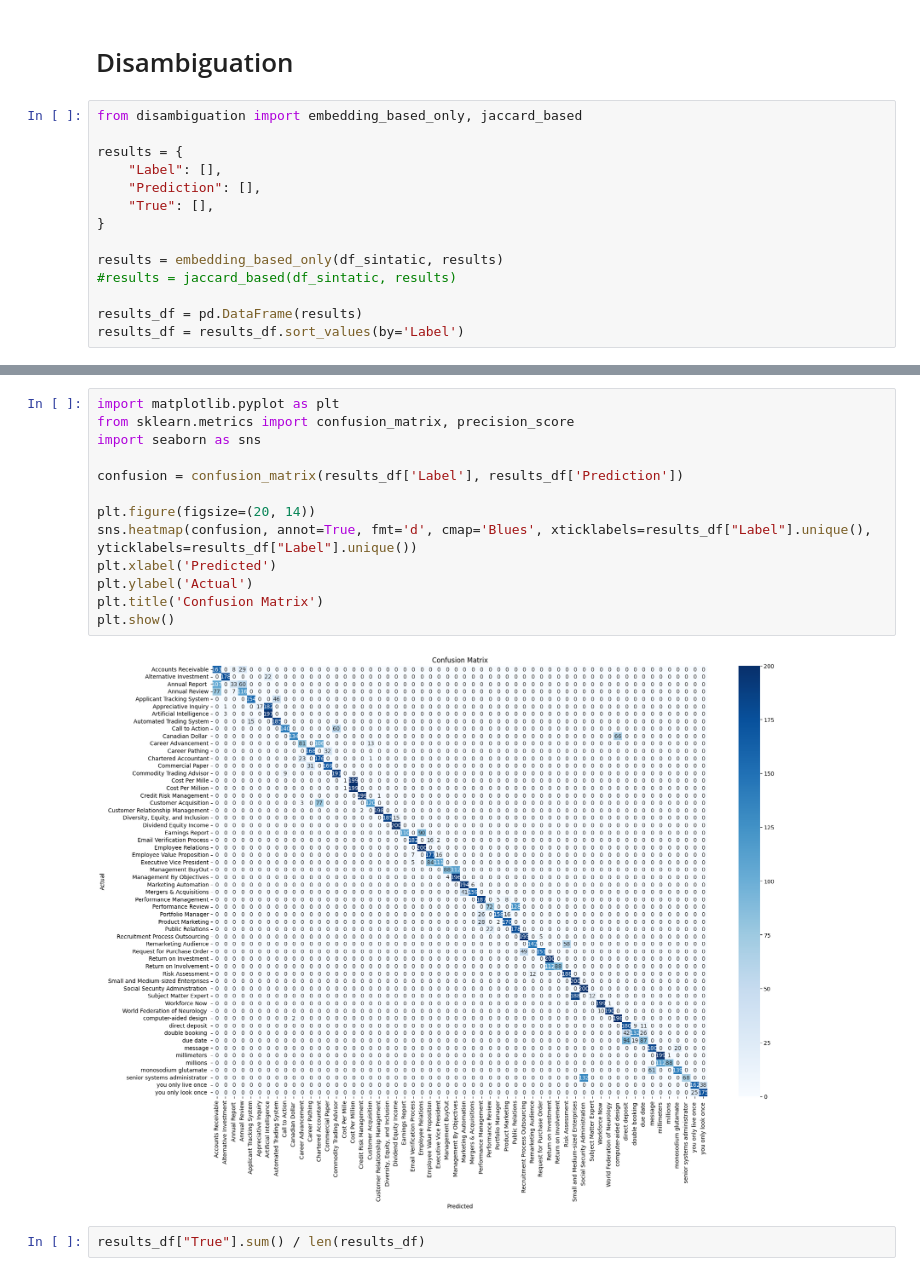
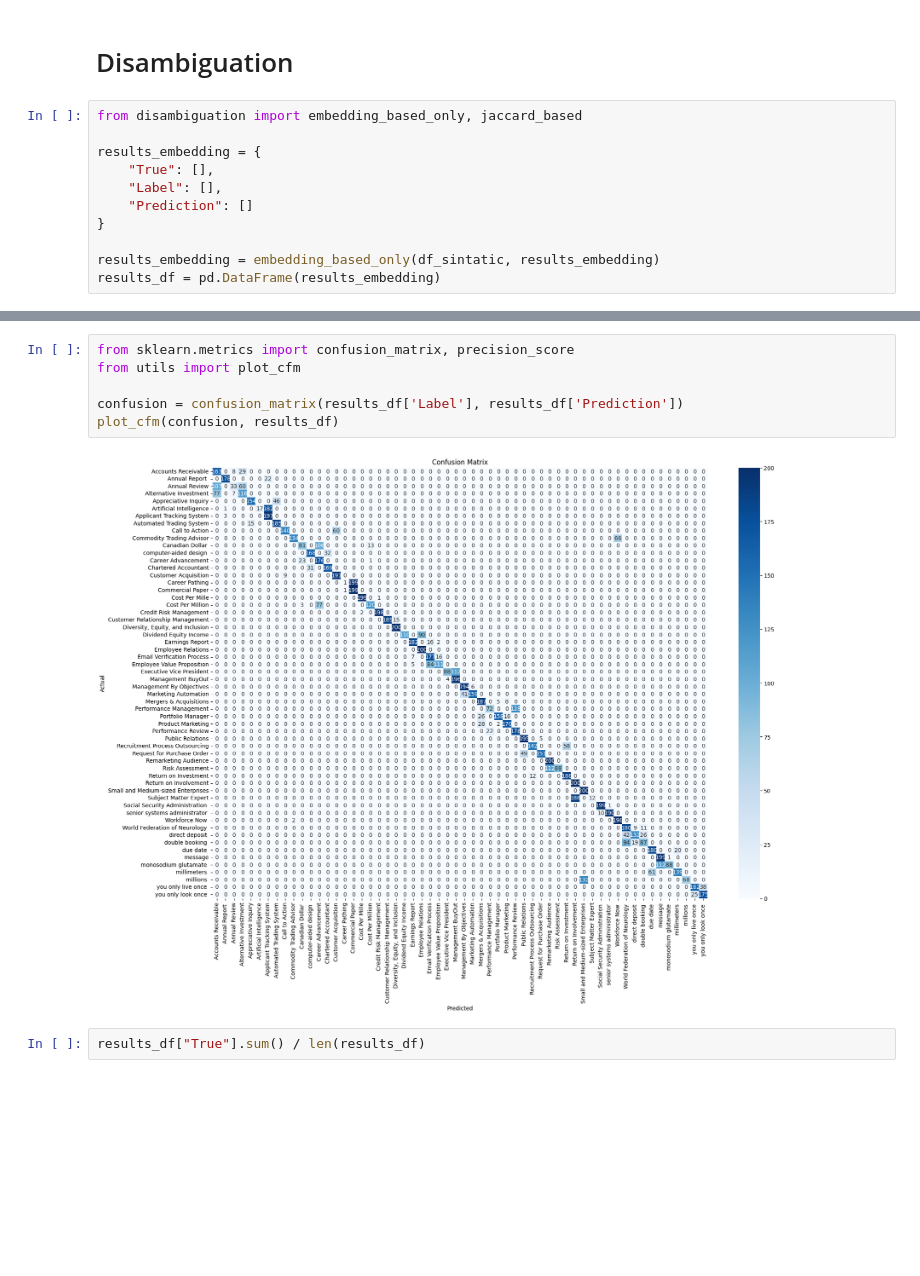
Before and after one commit to adilsonmedronha/nlp-acronym-disambiguation, a Jupyter notebook: main.ipynb, the cells around one changed output, grey strips where cells are left out. Saved outputs shown, nothing was run; the diff lists cells and outputs as text; blank space fills up the shorter version.

```diff
--- a/main.ipynb
+++ b/main.ipynb
@@ -23,14 +68,11 @@ df_sintatic
 # %%
 from disambiguation import embedding_based_only, jaccard_based
 
-results = {
+results_embedding = {
+    "True": [],
     "Label": [],
-    "Prediction": [],
-    "True": [],
+    "Prediction": []
 }
 
-results = embedding_based_only(df_sintatic, results)
-#results = jaccard_based(df_sintatic, results)
-
-results_df = pd.DataFrame(results)
-results_df = results_df.sort_values(by='Label')
+results_embedding = embedding_based_only(df_sintatic, results_embedding)
+results_df = pd.DataFrame(results_embedding)
@@ -66,18 +79,11 @@ results_BERT_df = pd.DataFrame(results_BERT).sort_values(by='Label')
-# %%
-import matplotlib.pyplot as plt
-from sklearn.metrics import confusion_matrix, precision_score
-import seaborn as sns
-
-confusion = confusion_matrix(results_df['Label'], results_df['Prediction'])
-
-plt.figure(figsize=(20, 14))
-sns.heatmap(confusion, annot=True, fmt='d', cmap='Blues', xticklabels=results_df["Label"].unique(), yticklabels=results_df["Label"].unique())
-plt.xlabel('Predicted')
-plt.ylabel('Actual')
-plt.title('Confusion Matrix')
-plt.show()
-# %% [output]
-[figure, removed]
+# %%
+from sklearn.metrics import confusion_matrix, precision_score
+from utils import plot_cfm
+
+confusion = confusion_matrix(results_df['Label'], results_df['Prediction'])
+plot_cfm(confusion, results_df)
+# %% [output]
+[figure, added]
 # %%
 results_df["True"].sum() / len(results_df)
 # %% [output]
```
Also changed, not shown: parts of 16 cells of this notebook, 2 other files.
